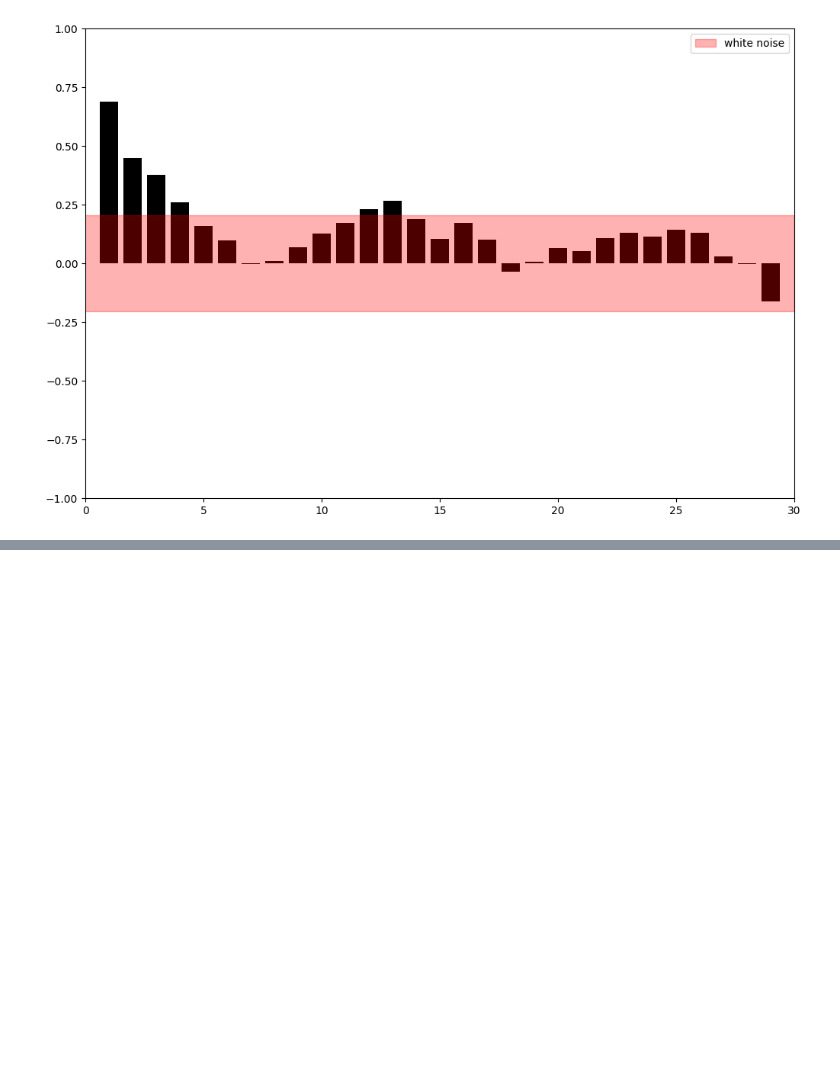
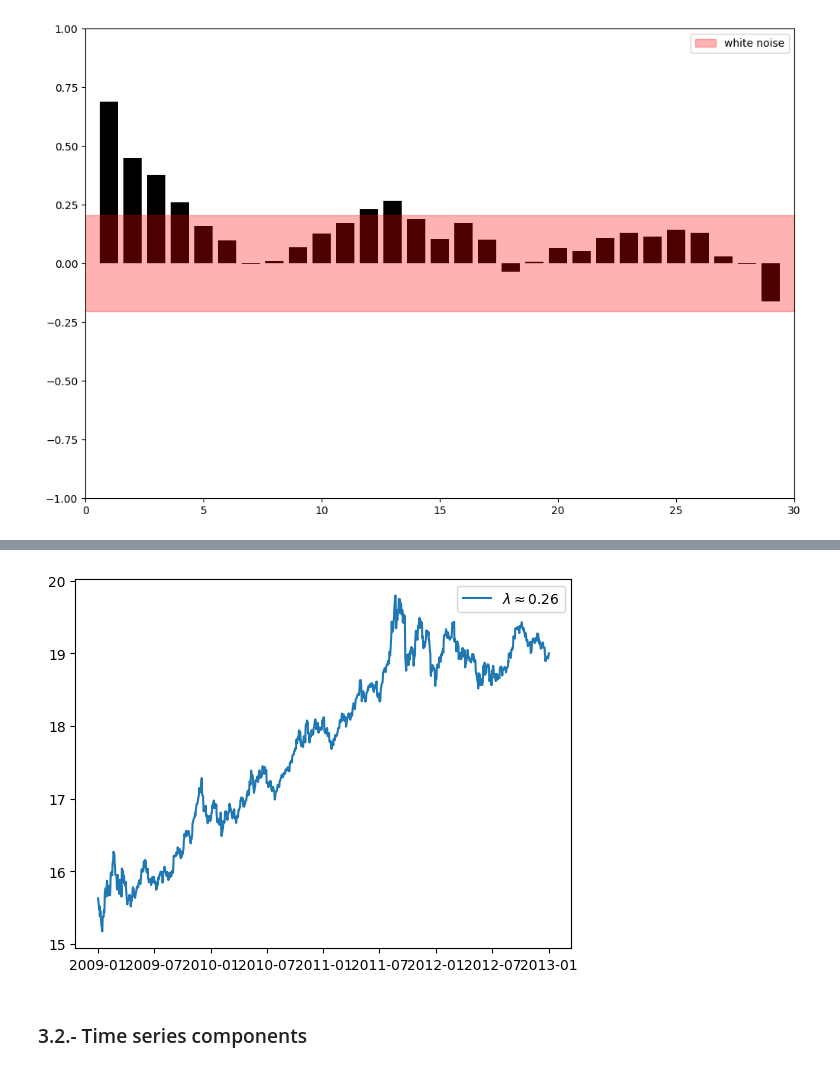
Before and after one commit to Fran-GS-96/Forecasting, a Jupyter notebook: forecasting.ipynb, the cells around one changed output, grey strips where cells are left out. Drawn from its saved outputs; the diff is of its cells as text; code cells hidden in the pictures; blank space fills up the shorter version.

```diff
--- a/forecasting.ipynb
+++ b/forecasting.ipynb
@@ -223,0 +260,16 @@ plt.plot()
+# %%
+transformer = BoxCoxTransformer(method='guerrero',sp = 3)
+y_hat = transformer.fit_transform(df.loc['2009':'2012']['gold'])
+transformer.get_fitted_params()
+
+#ts_boxcox, lmda = stats.boxcox(df.loc['2009':'2012']['gold'])
+#ts_boxcox_10= stats.boxcox(df.loc['2009':'2012']['gold'],lmbda=0.9)
+# %%
+plt.figure()
+plt.plot(df.loc['2009':'2012'].index,y_hat, label= r'$\lambda \approx 0.26$')
+plt.legend()
+plt.show()
+# %% [output]
+[figure, added]
+# %% [markdown]
+### 3.2.- Time series components
```
Also changed, not shown: parts of 21 cells of this notebook.
